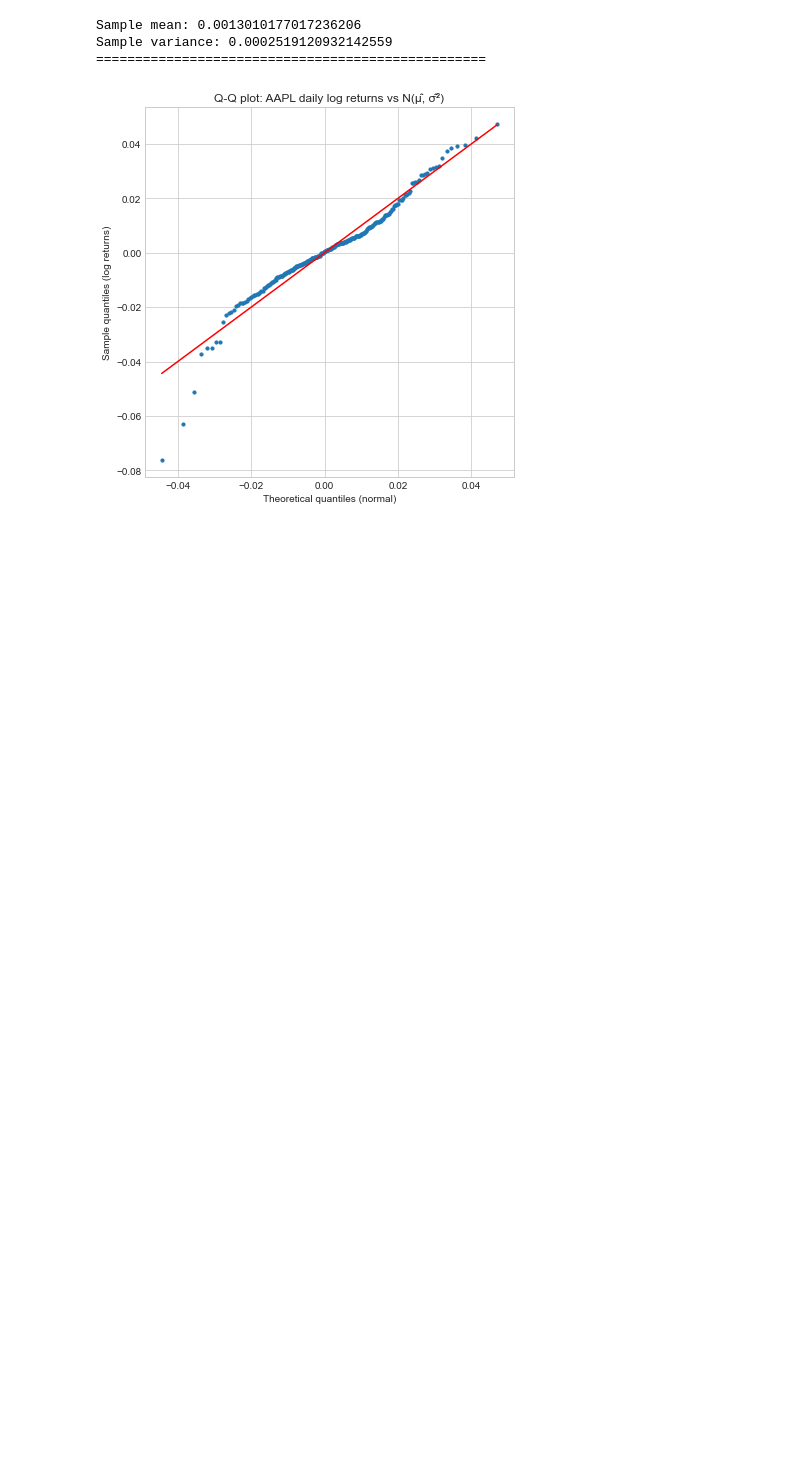
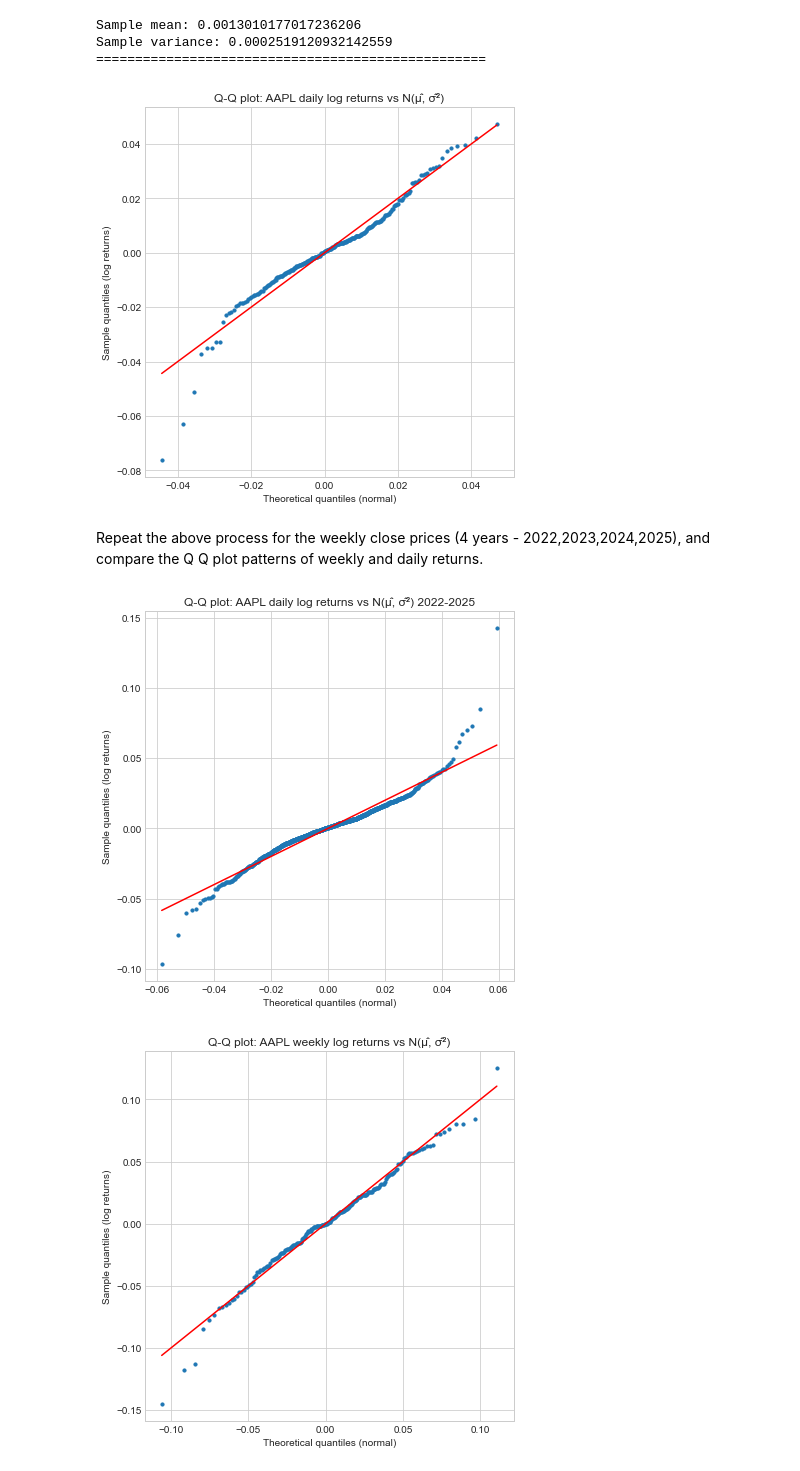
Before and after one commit to d1namite41/OVM_1, a Jupyter notebook: OVM_assignment_1.ipynb, the cells around one changed output. Cells and saved outputs as stored; diff of their text form; code cells hidden in the pictures; blank space fills up the shorter version.

```diff
--- a/OVM_assignment_1.ipynb
+++ b/OVM_assignment_1.ipynb
@@ -97,3 +94,54 @@ plt.tight_layout()
 plt.show()
 # %% [output]
 [figure]
+# %% [markdown]
+Repeat the above process for the weekly close prices (4 years - 2022,2023,2024,2025), and
+compare the Q Q plot patterns of weekly and daily returns.
+# %%
+close_day = yf.Ticker("AAPL").history(start="2022-01-01", end="2025-12-31")["Close"]
+close_week = yf.Ticker("AAPL").history(start="2022-01-01", end="2025-12-31", interval="1wk")["Close"]
+
+day_log_returns=np.log(close_day/close_day.shift(1))
+day_log_returns=day_log_returns.dropna()
+mean_d=day_log_returns.mean()
+var_d=day_log_returns.var()
+sd_d=np.sqrt(var_d)
+
+
+week_log_returns=np.log(close_week/close_week.shift(1))
+week_log_returns=week_log_returns.dropna()
+mean_w=week_log_returns.mean()
+var_w=week_log_returns.var()
+sd_w=np.sqrt(var_w)
+
+sample_q=np.sort(day_log_returns)
+n=len(sample_q)
+probabilities=(np.arange(1,n+1)-0.5)/n
+theory_q=norm.ppf(probabilities,loc=mean_d,scale=sd_d)
+
+plt.figure(figsize=(6, 6))
+plt.scatter(theory_q,sample_q,s=10)
+plt.plot(theory_q,theory_q,color="red")
+plt.title("Q-Q plot: AAPL daily log returns vs N(μ̂, σ̂²) 2022-2025")
+plt.xlabel("Theoretical quantiles (normal)")
+plt.ylabel("Sample quantiles (log returns)")
+plt.tight_layout()
+plt.show()
+
+
+sample_q=np.sort(week_log_returns)
+n=len(sample_q)
+probabilities=(np.arange(1,n+1)-0.5)/n
+theory_q=norm.ppf(probabilities,loc=mean_w,scale=sd_w)
+
+plt.figure(figsize=(6, 6))
+plt.scatter(theory_q,sample_q,s=10)
+plt.plot(theory_q,theory_q,color="red")
+plt.title("Q-Q plot: AAPL weekly log returns vs N(μ̂, σ̂²)")
+plt.xlabel("Theoretical quantiles (normal)")
+plt.ylabel("Sample quantiles (log returns)")
+plt.tight_layout()
+plt.show()
+# %% [output]
+[figure, added]
+[figure, added]
```
Also changed, not shown: parts of 2 cells of this notebook.
